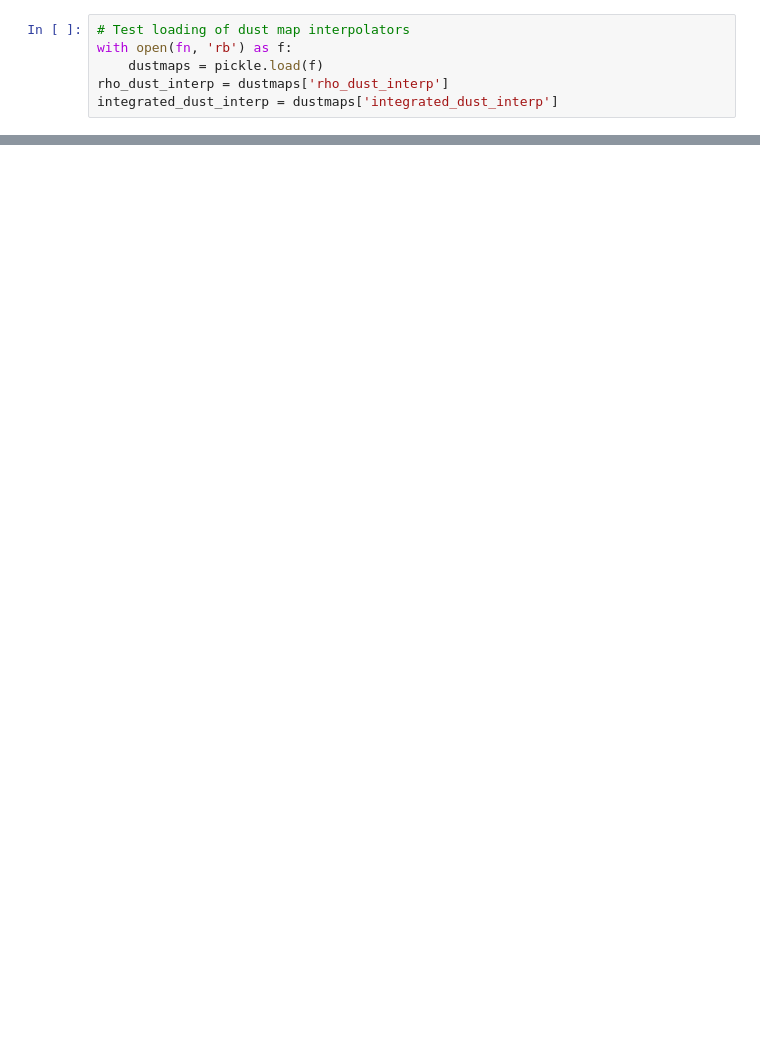
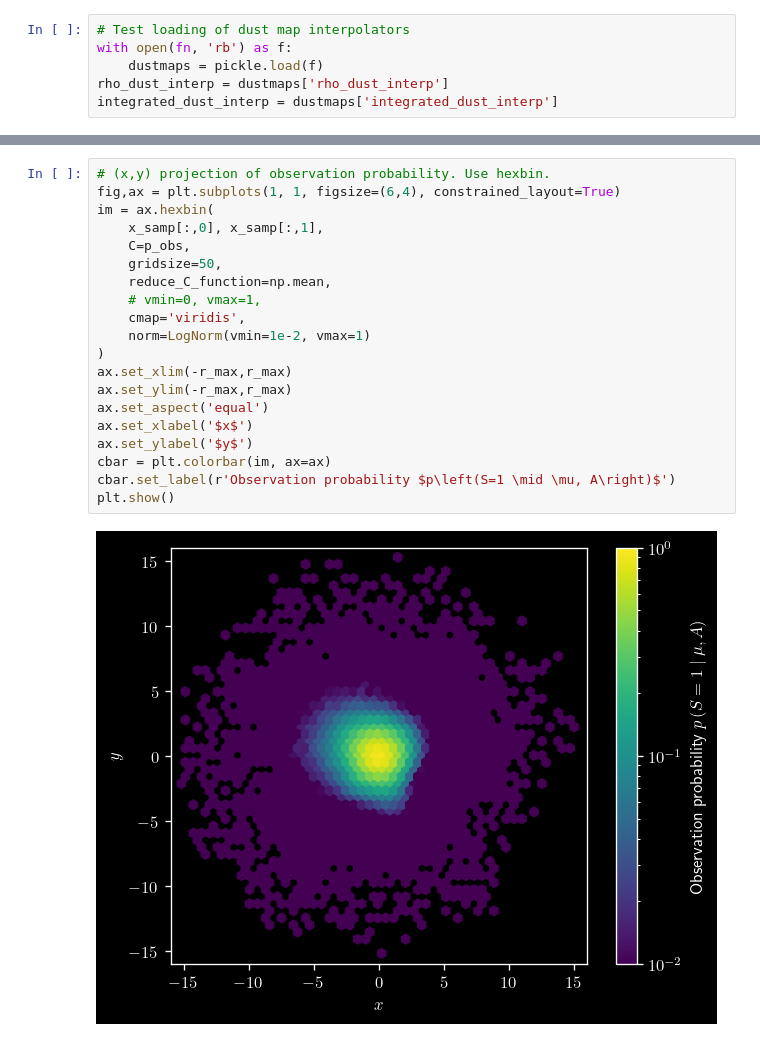
Before and after one commit to gregreen/deep-potential, a Jupyter notebook: scripts/plummer/plummer_sphere_selfn.ipynb, the cells around one changed output, grey strips where cells are left out. Drawn from its saved outputs; the diff is of its cells as text; blank space fills up the shorter version.

Commit message:
Fix to ideal Plummer sphere selection function calculation.

```diff
--- a/scripts/plummer/plummer_sphere_selfn.ipynb
+++ b/scripts/plummer/plummer_sphere_selfn.ipynb
@@ -768,0 +807,22 @@ integrated_dust_interp = dustmaps['integrated_dust_interp']
+# %%
+# (x,y) projection of observation probability. Use hexbin.
+fig,ax = plt.subplots(1, 1, figsize=(6,4), constrained_layout=True)
+im = ax.hexbin(
+    x_samp[:,0], x_samp[:,1],
+    C=p_obs,
+    gridsize=50,
+    reduce_C_function=np.mean,
+    # vmin=0, vmax=1,
+    cmap='viridis',
+    norm=LogNorm(vmin=1e-2, vmax=1)
+)
+ax.set_xlim(-r_max,r_max)
+ax.set_ylim(-r_max,r_max)
+ax.set_aspect('equal')
+ax.set_xlabel('$x$')
+ax.set_ylabel('$y$')
+cbar = plt.colorbar(im, ax=ax)
+cbar.set_label(r'Observation probability $p\left(S=1 \mid \mu, A\right)$')
+plt.show()
+# %% [output]
+[figure, added]
```
Also changed, not shown: parts of 20 cells of this notebook.
